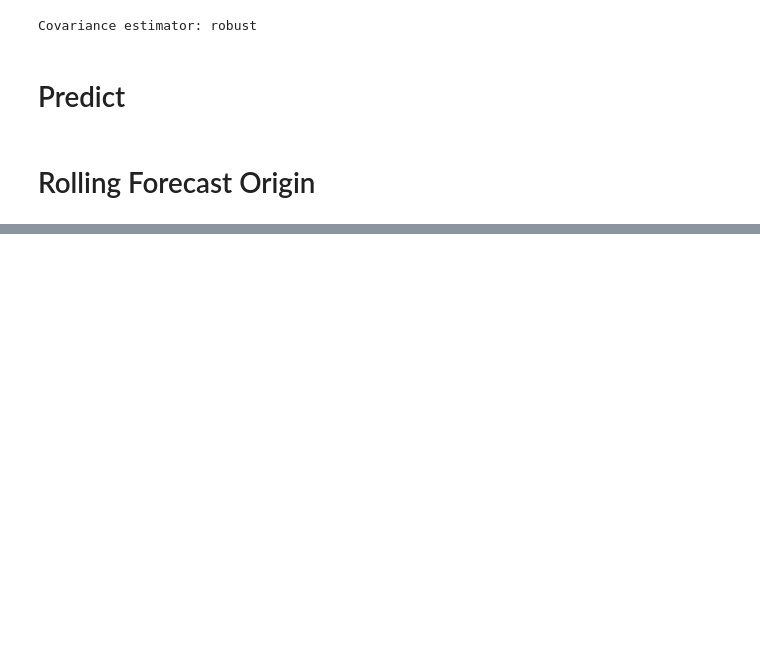
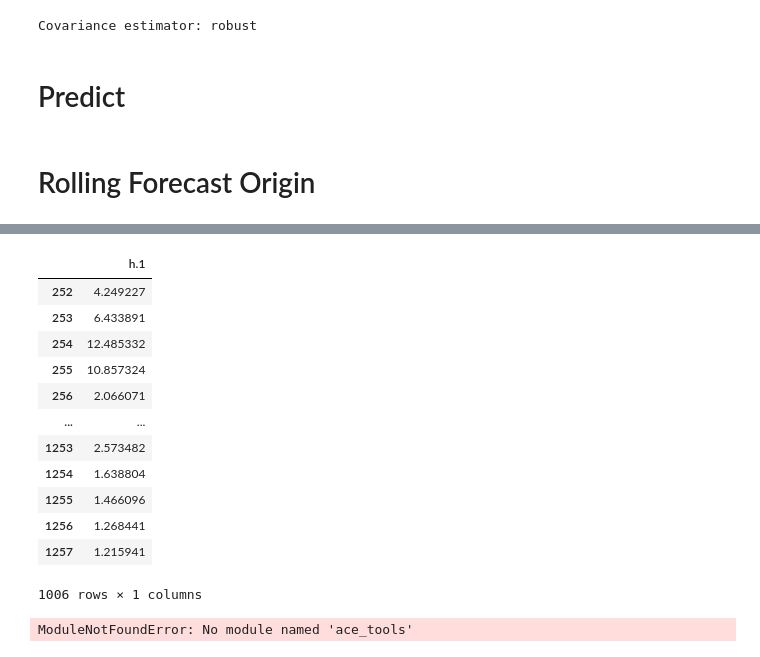
Before and after one commit to Ahmed-haji/ThesisProject, a Jupyter notebook: Jupyterlab/GARCH Model.ipynb, the cells around one changed output, grey strips where cells are left out. Saved outputs shown, nothing was run; the diff lists cells and outputs as text; code cells hidden in the pictures; blank space fills up the shorter version.

```diff
--- a/Jupyterlab/GARCH Model.ipynb
+++ b/Jupyterlab/GARCH Model.ipynb
@@ -124,0 +115,38 @@ NameError: name 'forecast_horizon' is not defined
+# %%
+import os
+import pandas as pd
+from arch import arch_model
+
+# Load the data
+current_dir = os.getcwd()
+pickle_path = os.path.join(current_dir, 'data')
+average_iv_series = pd.read_pickle(os.path.join(pickle_path, 'average_iv_series_with_date_nasdaq100.pkl'))
+
+# Rescale the entire series by 100
+average_iv_series = 100 * average_iv_series
+
+# Split the data into train and test sets
+train, test = average_iv_series[:1100], average_iv_series[1100:]
+
+# Fit the initial model
+model = arch_model(train, p=2, q=0)
+model_fit = model.fit()
+
+# Set the rolling window size and forecast horizon
+rolling_window_size = 252  # One year of daily data (assuming 252 trading days in a year)
+forecast_horizon = 1  # Assuming a forecast horizon of 1 day
+rolling_forecasts = []
+
+# Perform rolling window forecasting
+for start in range(len(average_iv_series) - rolling_window_size):
+    end = start + rolling_window_size
+    window_data = average_iv_series[start:end]
+    model = arch_model(window_data, vol='Garch', p=1, q=1)
+    garch_fit = model.fit(disp='off')
+    forecast = garch_fit.forecast(horizon=forecast_horizon).variance.iloc[-1]
+    rolling_forecasts.append(forecast)
+
+# Convert rolling forecasts to a DataFrame
+rolling_forecasts_df = pd.DataFrame(rolling_forecasts, index=average_iv_series.index[rolling_window_size:])
+
+rolling_forecasts_df.head()
@@ -124,0 +177,31 @@ NameError: name 'forecast_horizon' is not defined
+# %%
+rolling_forecasts_df
+# %% [output]
+|  | h.1 |
+| 252 | 4.249227 |
+| 253 | 6.433891 |
+| 254 | 12.485332 |
+| 255 | 10.857324 |
+| 256 | 2.066071 |
+| ... | ... |
+| 1253 | 2.573482 |
+| 1254 | 1.638804 |
+| 1255 | 1.466096 |
+| 1256 | 1.268441 |
+| 1257 | 1.215941 |
+1006 rows × 1 columns
+# %%
+actual_values = average_iv_series.iloc[-100:]
+forecast_values = rolling_forecasts_df.iloc[-100:]
+
+# Create a DataFrame to compare the actual values and forecasts
+comparison_df = pd.DataFrame({
+    'Actual': actual_values.values.flatten(),
+    'Forecast': forecast_values.values.flatten()
+}, index=actual_values.index)
+
+import ace_tools as tools; tools.display_dataframe_to_user(name="Forecast vs Actual Comparison", dataframe=comparison_df)
+
+comparison_df.head()
+# %% [output]
+ModuleNotFoundError: No module named 'ace_tools'
```
Also changed, not shown: parts of 5 cells of this notebook, 2 other files.
